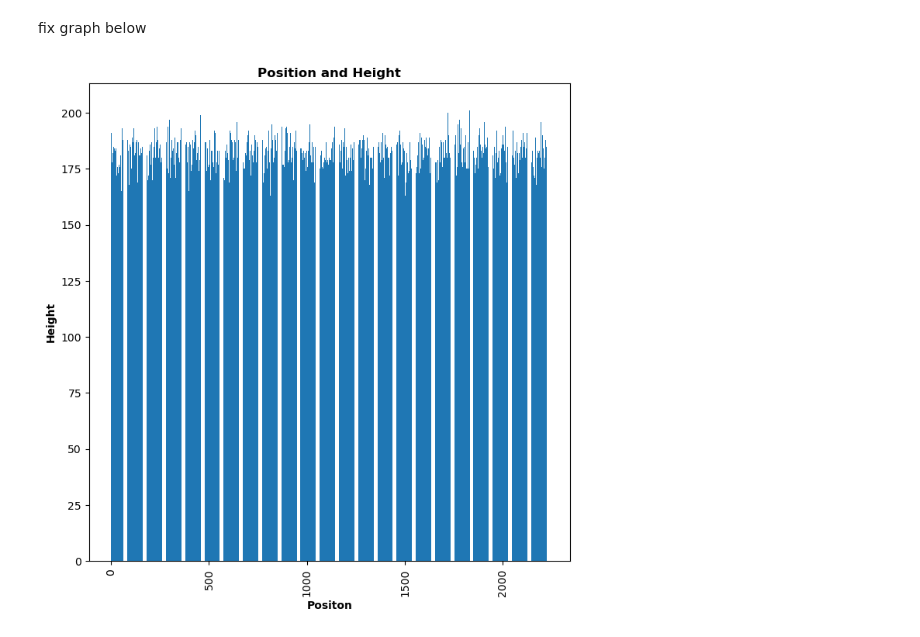
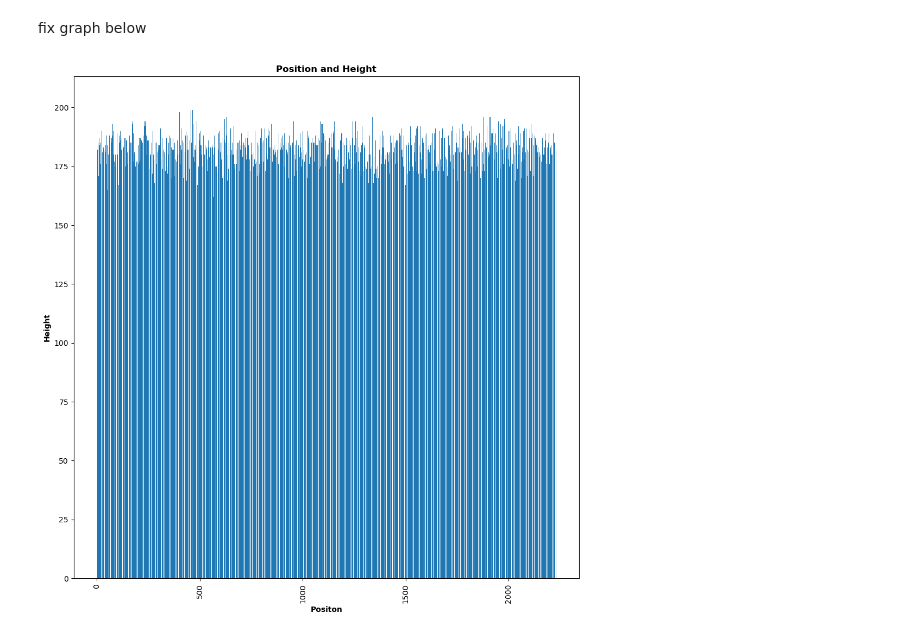
Before and after one commit to RockyOwens/Project1, a Jupyter notebook: SoccerPlayerAnalysis.ipynb, the cells around one changed output. Cells and saved outputs as stored; diff of their text form; code cells hidden in the pictures.

```diff
--- a/SoccerPlayerAnalysis.ipynb
+++ b/SoccerPlayerAnalysis.ipynb
@@ -293,14 +282,14 @@ Name: height, Length: 2232, dtype: int64
 # %% [markdown]
 fix graph below
 # %%
-fig=plt.figure(figsize=(8,8))
+fig=plt.figure(figsize=(12,12))
 plt.bar(position_height.index,position_height.values)
 plt.xticks(rotation=90)
 plt.title(label='Position and Height', fontweight = 'bold')
 plt.xlabel('Positon', fontweight = 'bold')
 plt.ylabel('Height', fontweight = 'bold')
 plt.show()
 # %% [output]
-[figure, old version]
+[figure, new version]
 # %%
 # How does the league in which the player plays affect their value, goals scored, and minutes played?
```
Also changed, not shown: parts of 11 cells of this notebook.
